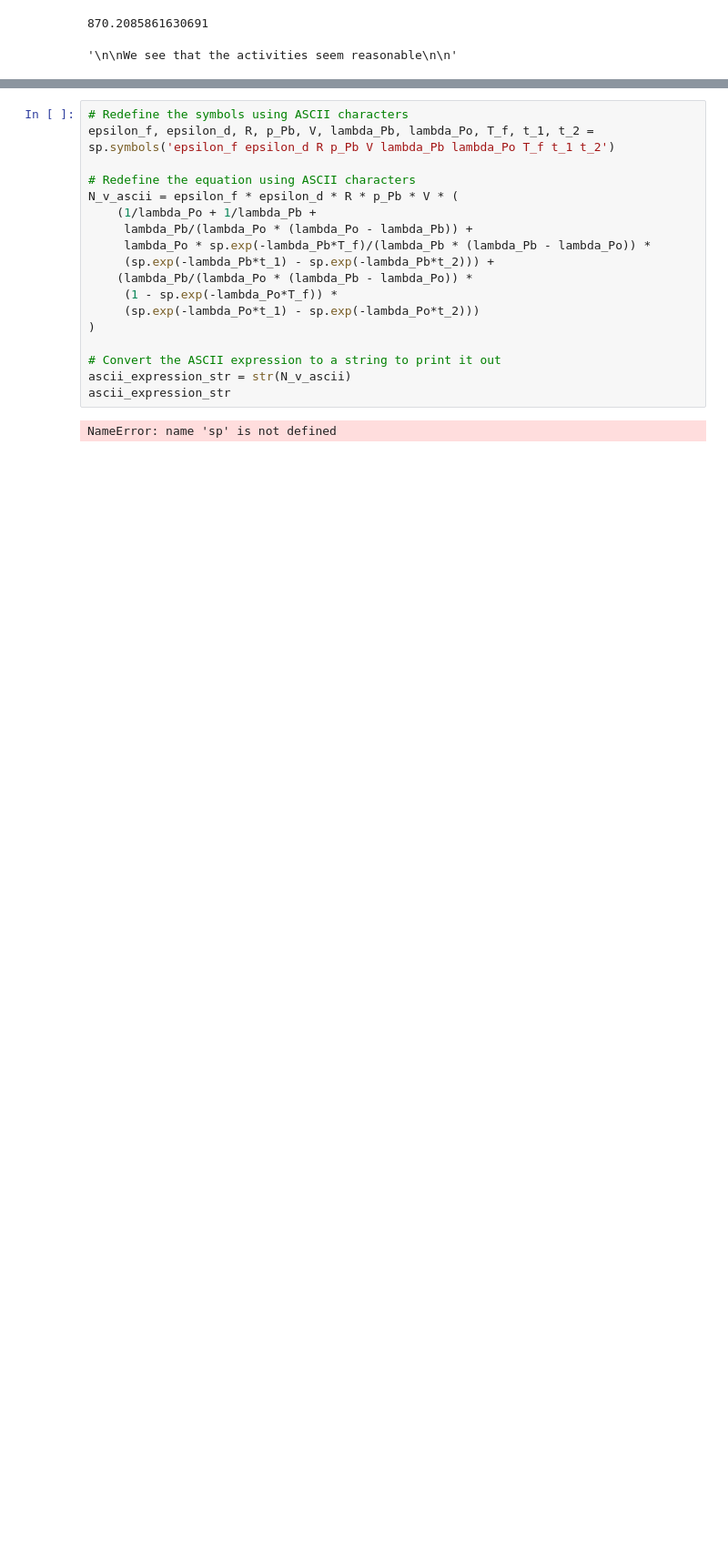
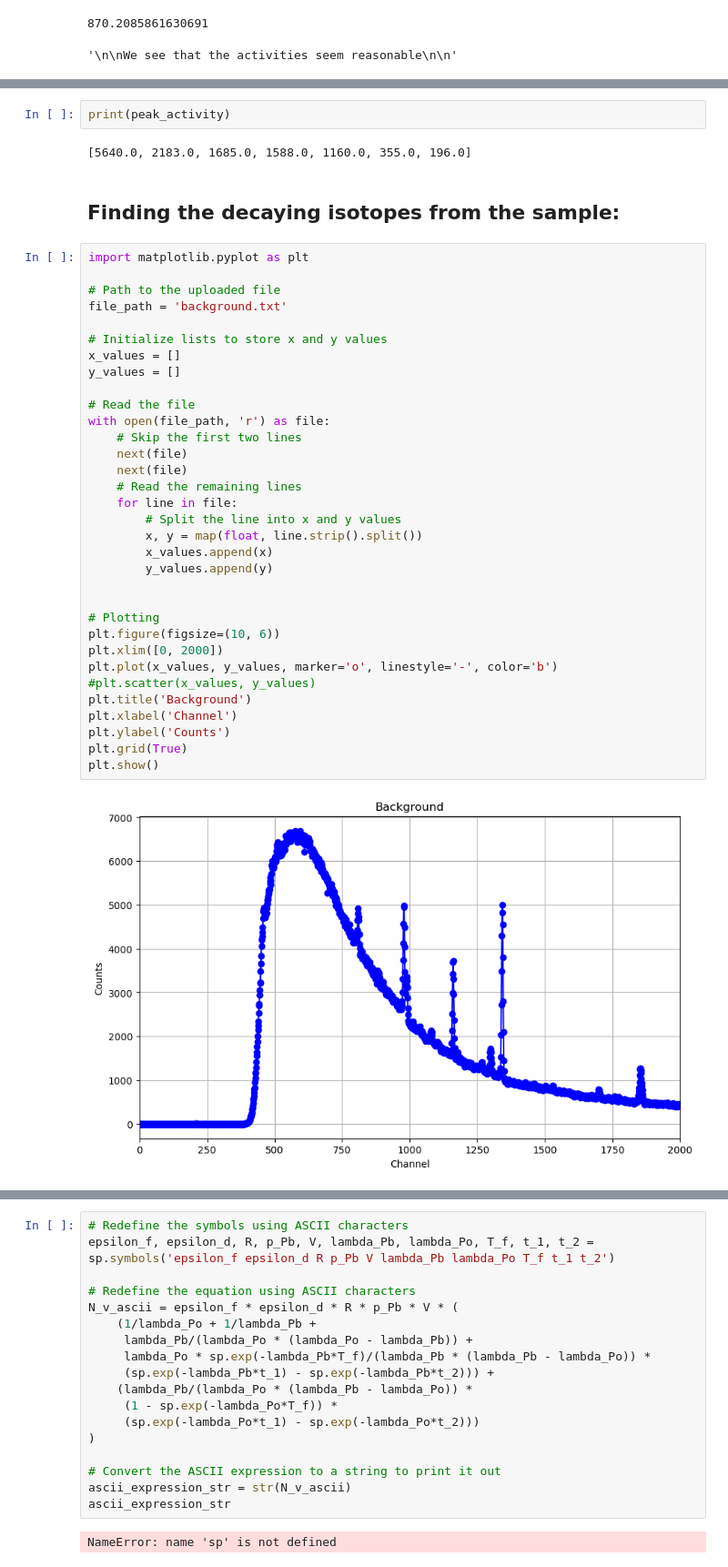
Before and after one commit to eeidsvig/FOPRA-2, a Jupyter notebook: FOPRA 2.ipynb, the cells around one changed output, grey strips where cells are left out. Shown at 91% size. Saved outputs shown, nothing was run; the diff lists cells and outputs as text; blank space fills up the shorter version.

Commit message:
Added sample and background spetrum with energies

```diff
--- a/FOPRA 2.ipynb
+++ b/FOPRA 2.ipynb
@@ -356,0 +353,41 @@ print(peak_activity)
+# %%
+print(peak_activity)
+# %% [output]
+[5640.0, 2183.0, 1685.0, 1588.0, 1160.0, 355.0, 196.0]
+# %% [markdown]
+## Finding the decaying isotopes from the sample:
+# %%
+import matplotlib.pyplot as plt
+
+# Path to the uploaded file
+file_path = 'background.txt'
+
+# Initialize lists to store x and y values
+x_values = []
+y_values = []
+
+# Read the file
+with open(file_path, 'r') as file:
+    # Skip the first two lines
+    next(file)
+    next(file)
+    # Read the remaining lines
+    for line in file:
+        # Split the line into x and y values
+        x, y = map(float, line.strip().split())
+        x_values.append(x)
+        y_values.append(y)
+
+
+# Plotting
+plt.figure(figsize=(10, 6))
+plt.xlim([0, 2000])
+plt.plot(x_values, y_values, marker='o', linestyle='-', color='b')
+#plt.scatter(x_values, y_values)
+plt.title('Background')
+plt.xlabel('Channel')
+plt.ylabel('Counts')
+plt.grid(True)
+plt.show()
+# %% [output]
+[figure, added]
```
Also changed, not shown: parts of 28 cells of this notebook, 1 other file.
